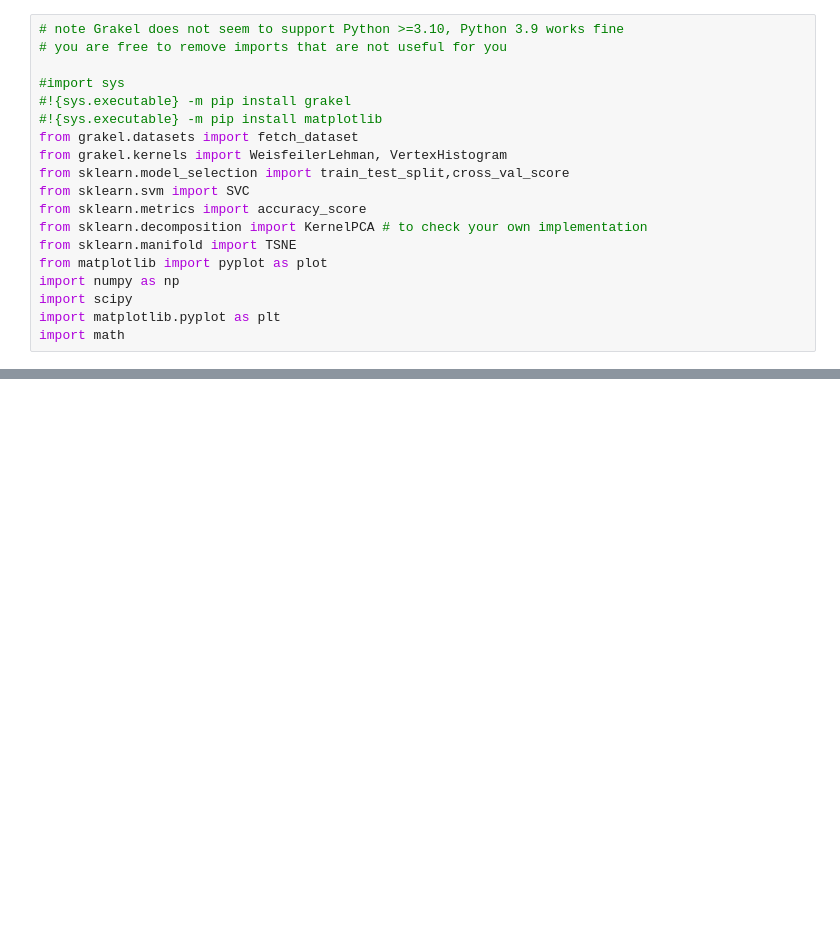
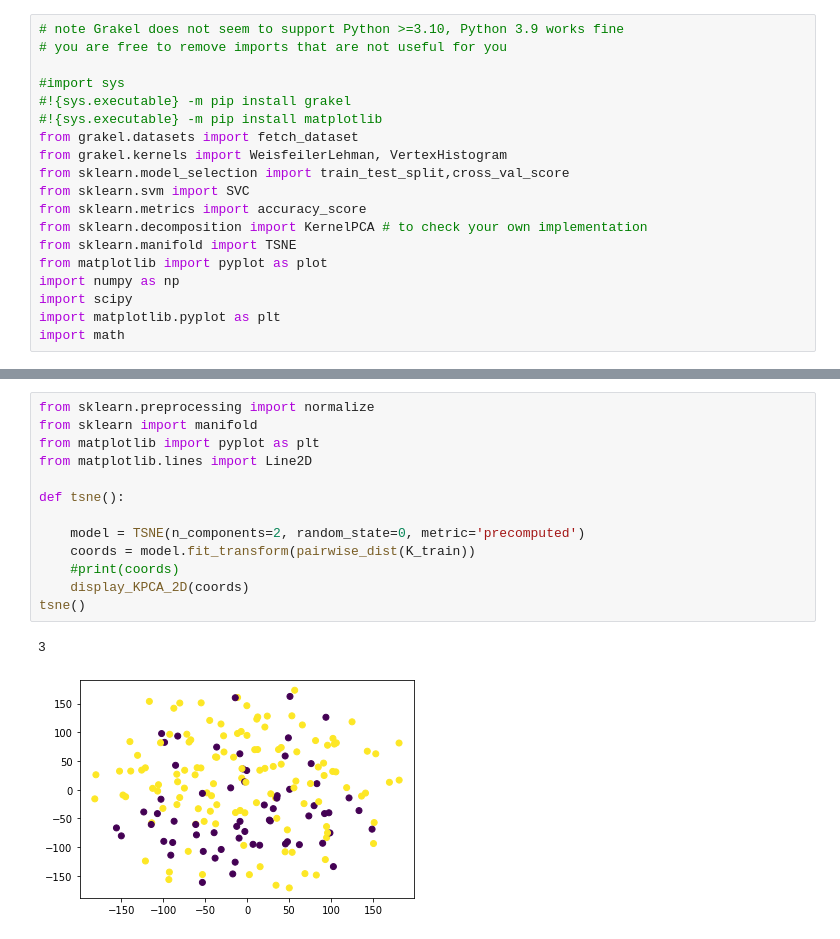
Before and after one commit to PierreRemacle/LINMA2472_P2, a Jupyter notebook: Homework_II_Part_I.ipynb, the cells around one changed output, grey strips where cells are left out. Drawn from its saved outputs; the diff is of its cells as text; blank space fills up the shorter version.

```diff
--- a/Homework_II_Part_I.ipynb
+++ b/Homework_II_Part_I.ipynb
@@ -153,0 +188,16 @@ pairwise_dist(K_train)
+# %%
+from sklearn.preprocessing import normalize
+from sklearn import manifold
+from matplotlib import pyplot as plt
+from matplotlib.lines import Line2D
+
+def tsne():
+
+    model = TSNE(n_components=2, random_state=0, metric='precomputed')
+    coords = model.fit_transform(pairwise_dist(K_train))
+    #print(coords)
+    display_KPCA_2D(coords)
+tsne()
+# %% [output]
+3
+[figure, added]
```
Also changed, not shown: parts of 5 cells of this notebook.
